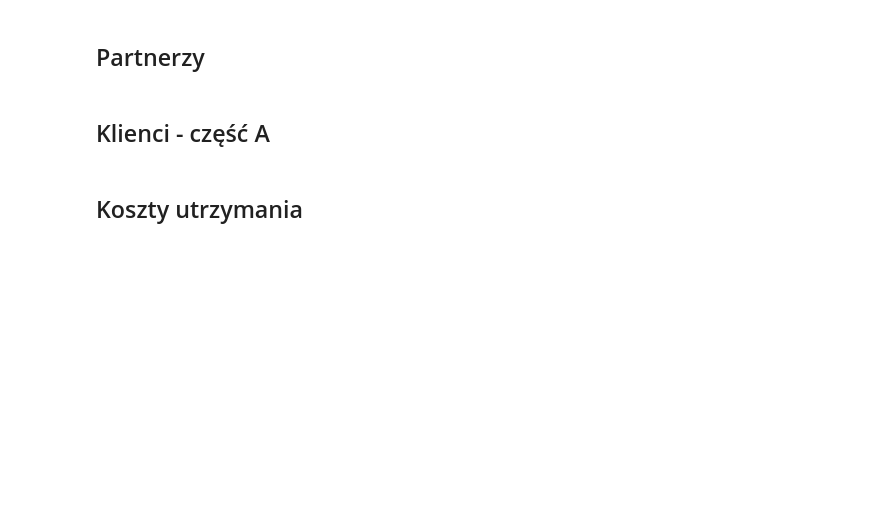
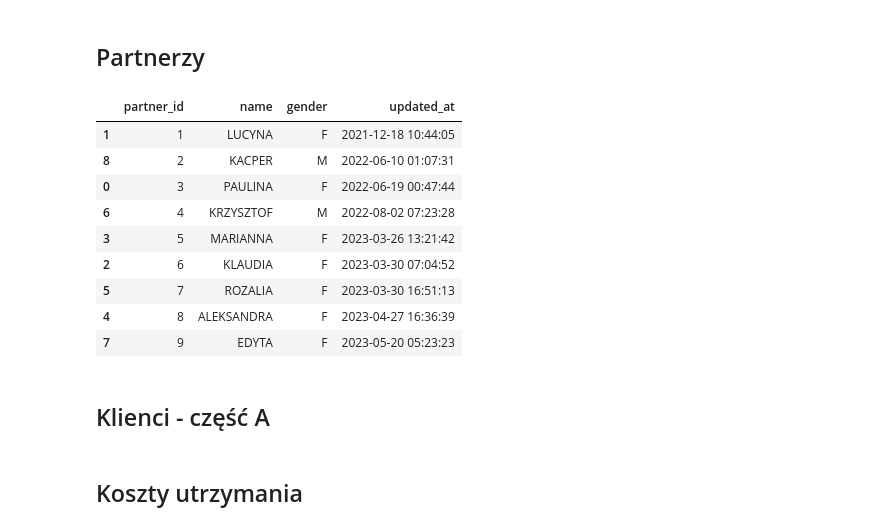
Before and after one commit to o-Mateo-o/geeks-and-dragons-db, a Jupyter notebook: notebooks/attempts/gen.ipynb, the cells around one changed output. Saved outputs shown, nothing was run; the diff lists cells and outputs as text; code cells hidden in the pictures; blank space fills up the shorter version.

```diff
--- a/notebooks/attempts/gen.ipynb
+++ b/notebooks/attempts/gen.ipynb
@@ -215,4 +297,39 @@ staff
 # %% [markdown]
 ## Partnerzy
+# %%
+def partners_df_generator(relationships_df):
+    n = relationships_df.shape[0]
+    partner = relationships_df.partner_id
+    staff_gender = relationships_df.staff_gender.values
+    gender = []
+    for el in staff_gender:
+        if el == 'M':
+            gender.append(random.choices(['M', 'F'], weights=[0.1, 0.9])[0])
+        elif el == 'F':
+            gender.append(random.choices(['M', 'F'], weights=[0.9, 0.1])[0])
+
+    partners = pd.DataFrame({
+        'partner_id': partner,
+        'gender': gender,
+        'updated_at': relationships_df.updated_at
+    })
+    partners['name'] = first_name_generator(partners)
+    partners.sort_values(by=['updated_at'], inplace=True)
+    partners = partners.reindex(labels=['partner_id', 'name', 'gender', 'updated_at'], axis=1)
+    return partners
+# %%
+partners = partners_df_generator(relationships)
+partners
+# %% [output]
+|  | partner_id | name | gender | updated_at |
+| 1 | 1 | LUCYNA | F | 2021-12-18 10:44:05 |
+| 8 | 2 | KACPER | M | 2022-06-10 01:07:31 |
+| 0 | 3 | PAULINA | F | 2022-06-19 00:47:44 |
+| 6 | 4 | KRZYSZTOF | M | 2022-08-02 07:23:28 |
+| 3 | 5 | MARIANNA | F | 2023-03-26 13:21:42 |
+| 2 | 6 | KLAUDIA | F | 2023-03-30 07:04:52 |
+| 5 | 7 | ROZALIA | F | 2023-03-30 16:51:13 |
+| 4 | 8 | ALEKSANDRA | F | 2023-04-27 16:36:39 |
+| 7 | 9 | EDYTA | F | 2023-05-20 05:23:23 |
 # %% [markdown]
 ## Klienci - część A
```
Also changed, not shown: parts of 15 cells of this notebook, 1 other file.
